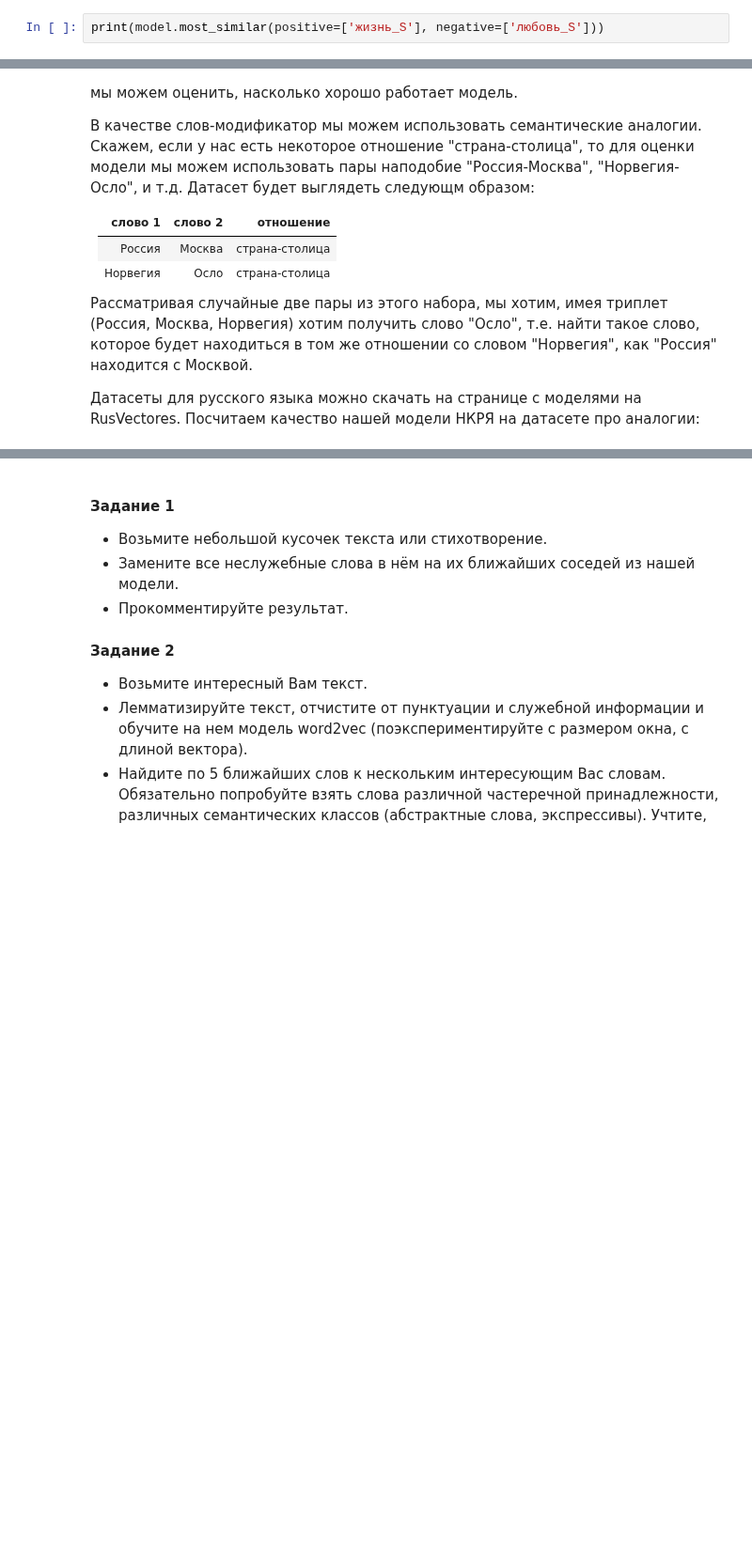
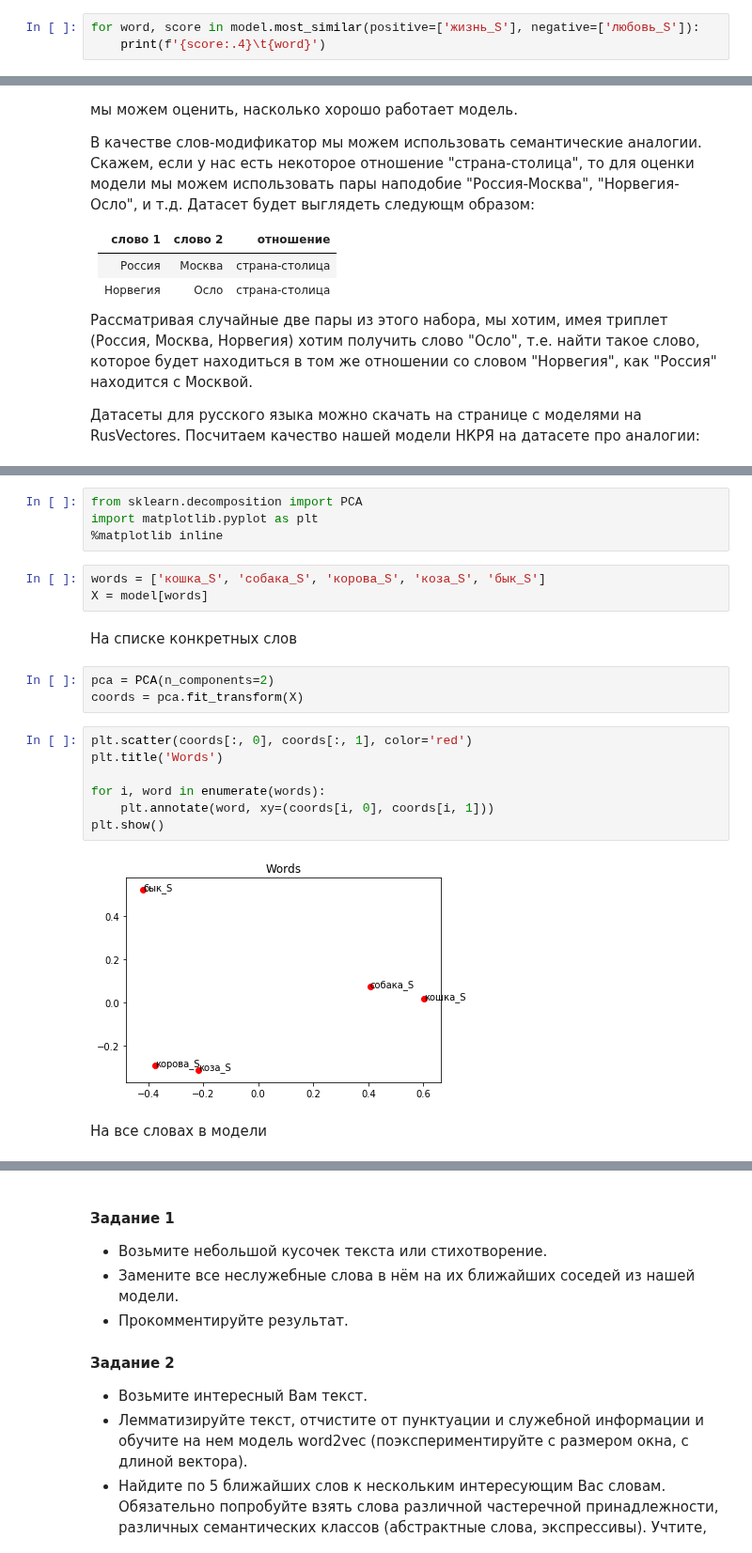
Before and after one commit to hse-ling-python/seminars, a Jupyter notebook: vector_models/vector_models_1.ipynb, the cells around one changed output, grey strips where cells are left out. Shown at 94% size. Saved outputs shown, nothing was run; the diff lists cells and outputs as text; blank space fills up the shorter version.

Commit message:
vector_models

```diff
--- a/vector_models/vector_models_1.ipynb
+++ b/vector_models/vector_models_1.ipynb
@@ -256,4 +303,5 @@ print(model.doesnt_match('мир_S жизнь_S бытие_S ничто_S'.split
 мир_S
 # %%
-print(model.most_similar(positive=['жизнь_S'], negative=['любовь_S']))
+for word, score in model.most_similar(positive=['жизнь_S'], negative=['любовь_S']):
+    print(f'{score:.4}\t{word}')
 # %% [output]
@@ -296,0 +379,23 @@ print(res[4]['incorrect'][:10])
+# %%
+from sklearn.decomposition import PCA
+import matplotlib.pyplot as plt
+%matplotlib inline
+# %%
+words = ['кошка_S', 'собака_S', 'корова_S', 'коза_S', 'бык_S']
+X = model[words]
+# %% [markdown]
+На списке конкретных слов
+# %%
+pca = PCA(n_components=2)
+coords = pca.fit_transform(X)
+# %%
+plt.scatter(coords[:, 0], coords[:, 1], color='red')
+plt.title('Words')
+
+for i, word in enumerate(words):
+    plt.annotate(word, xy=(coords[i, 0], coords[i, 1]))
+plt.show()
+# %% [output]
+[figure, added]
+# %% [markdown]
+На все словах в модели
```
Also changed, not shown: parts of 26 cells of this notebook.
